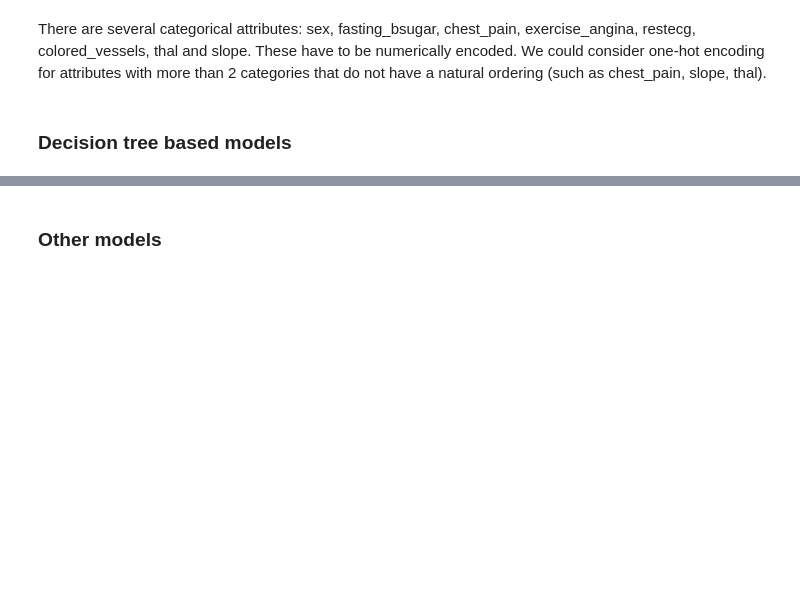
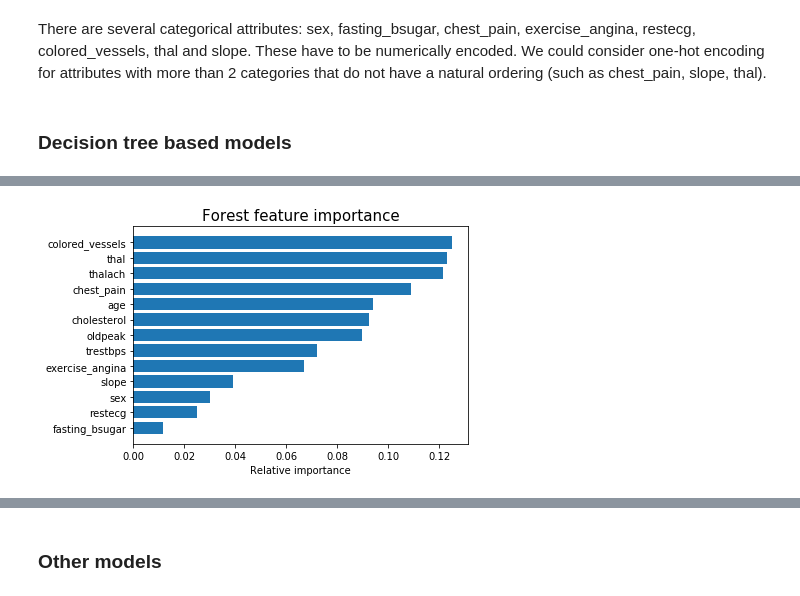
Before and after one commit to adelaidaCreosteanu/heart-disease-notebook, a Jupyter notebook: Solution.ipynb, the cells around one changed output, grey strips where cells are left out. Drawn from its saved outputs; the diff is of its cells as text; code cells hidden in the pictures; blank space fills up the shorter version.

```diff
--- a/Solution.ipynb
+++ b/Solution.ipynb
@@ -160,3 +166,20 @@ MAE: 0.2237
+# %%
+def plot_feature_importance(importances, modelname):
+    # Sort attributes in order of importance
+    names_imps = list(zip(list(data), importances))
+    names_imps = sorted(names_imps, key=lambda tup: tup[1])
+    names, imps = zip(*names_imps)
+
+    # Plot a horizontal bar chart
+    fig, ax = plt.subplots()
+    indexes = np.arange(13)
+    ax.barh(indexes, width=imps, tick_label=names, height=0.8)
+    ax.set_xlabel('Relative importance')
+    ax.set_title(modelname + ' feature importance', fontsize=15)
+
+plot_feature_importance(forest.feature_importances_, 'Forest')
+# %% [output]
+[figure, added]
 # %%
 # Fit extra trees
 extra = ExtraTreesClassifier(n_estimators=100)
```
Also changed, not shown: parts of 29 cells of this notebook.
